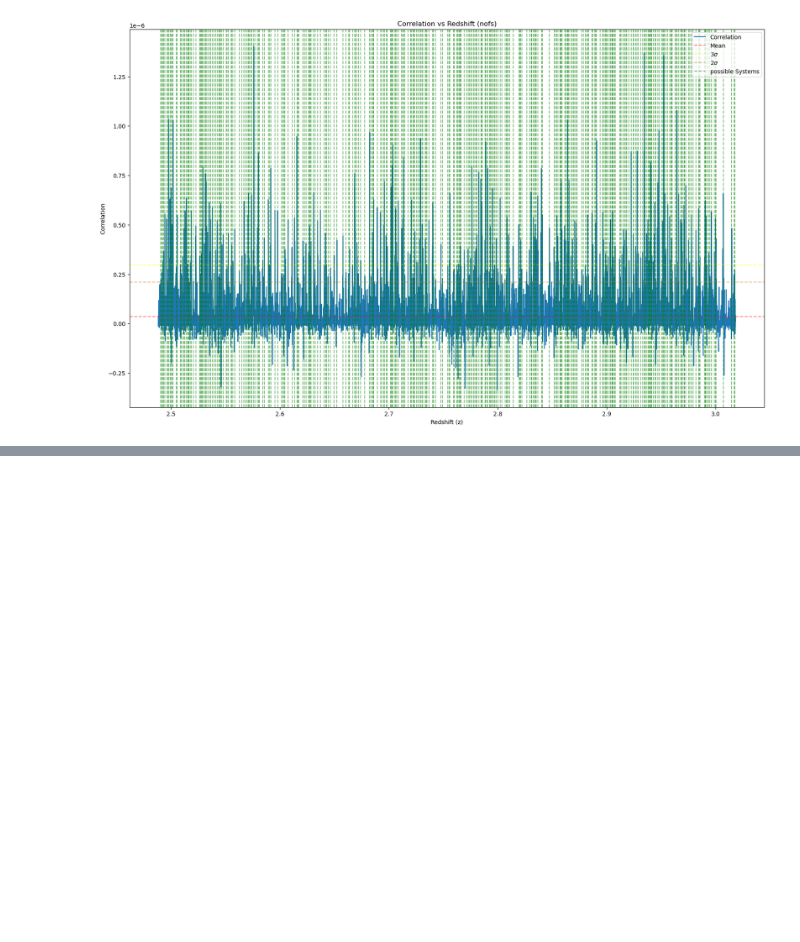
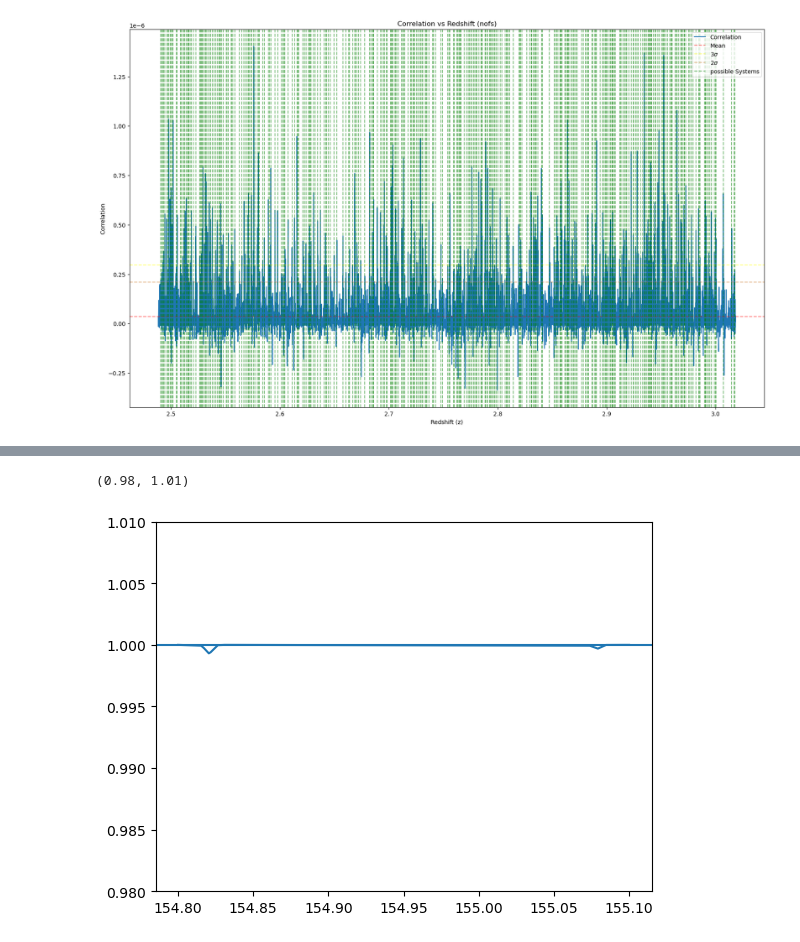
Before and after one commit to LoivX/AC_Correlator, a Jupyter notebook: correlator_testing.ipynb, the cells around one changed output, grey strips where cells are left out. Drawn from its saved outputs; the diff is of its cells as text; code cells hidden in the pictures; blank space fills up the shorter version.

```diff
--- a/correlator_testing.ipynb
+++ b/correlator_testing.ipynb
@@ -398,0 +406,7 @@ Error:
+# %%
+plt.plot(models[0]['wavelength'], convolve_simple(lines_voigt(x, 0, 10, b, btur, ion), psf_gauss(x, resol)), label='No pfs')
+plt.axhline(0.99999999999)
+plt.ylim(0.98, 1.01)
+# %% [output]
+(0.98, 1.01)
+[figure, added]
```
Also changed, not shown: parts of 4 cells of this notebook, 10 other files.
